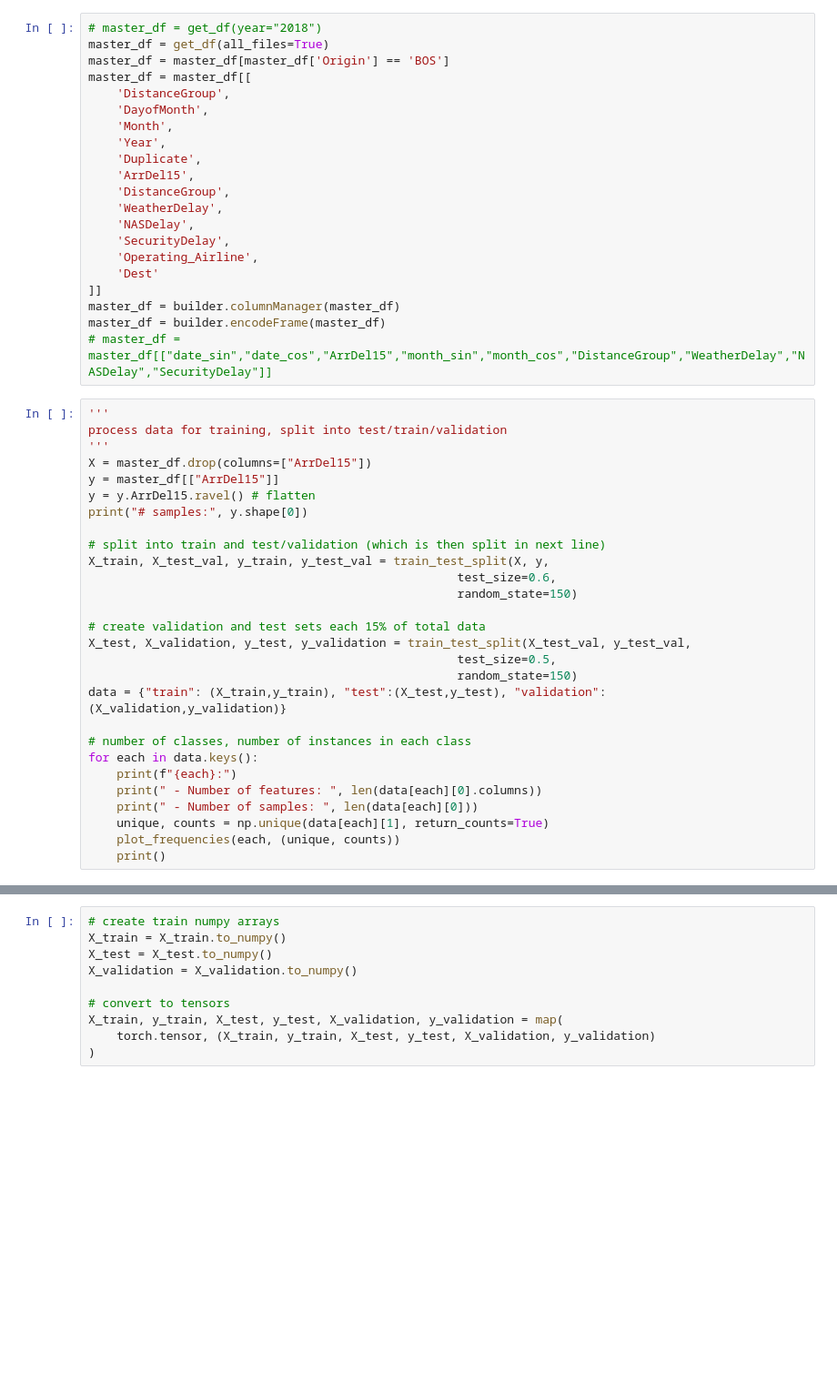
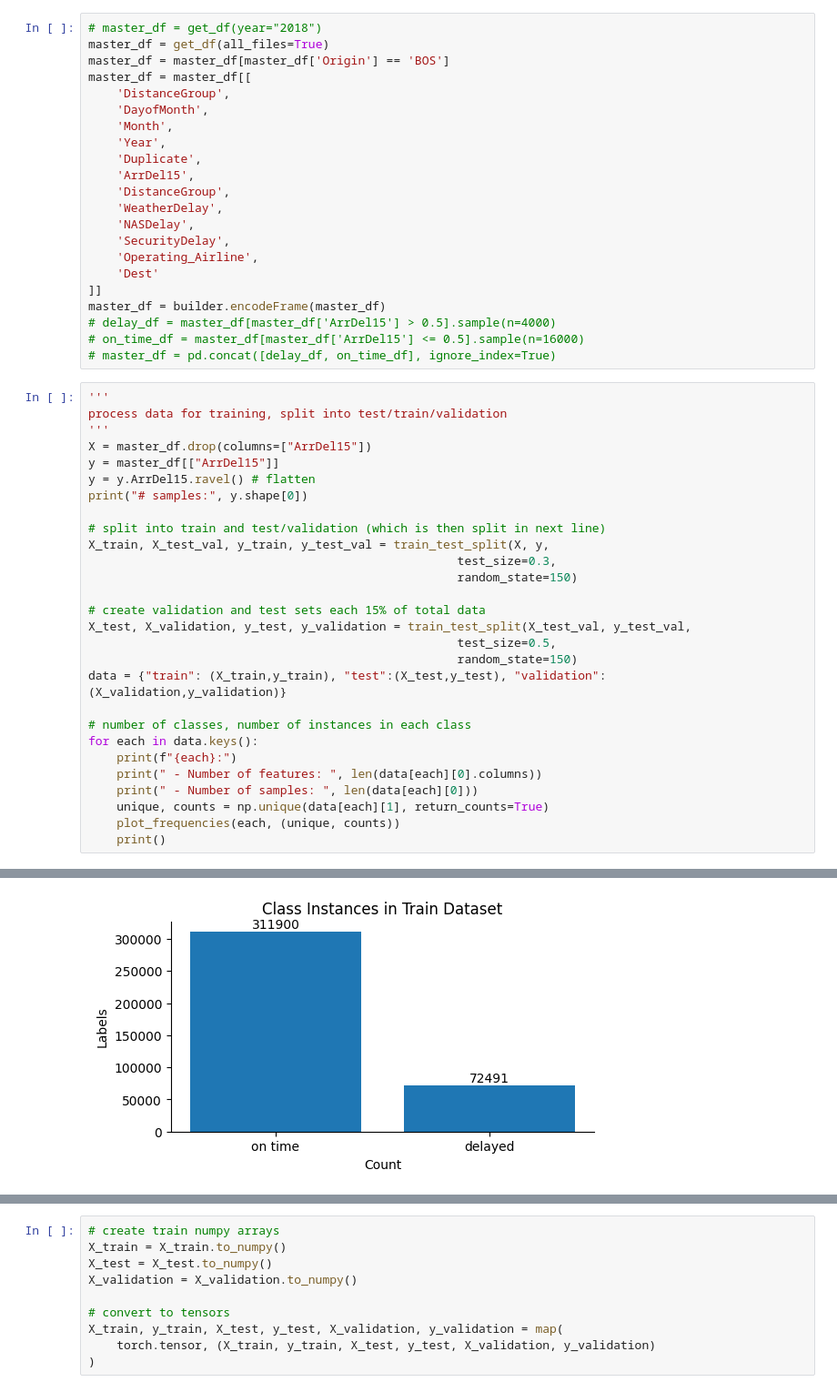
Before and after one commit to Noobify2012/CS6140-final-project, a Jupyter notebook: exploration/pytorch_model.ipynb, the cells around one changed output, grey strips where cells are left out. Shown: that part at 91% size. Cells and saved outputs as stored; diff of their text form; blank space fills up the shorter version.

```diff
--- a/exploration/pytorch_model.ipynb
+++ b/exploration/pytorch_model.ipynb
@@ -32,9 +39,10 @@ master_df = master_df[[
     'Operating_Airline',
     'Dest'
 ]]
-master_df = builder.columnManager(master_df)
 master_df = builder.encodeFrame(master_df)
-# master_df = master_df[["date_sin","date_cos","ArrDel15","month_sin","month_cos","DistanceGroup","WeatherDelay","NASDelay","SecurityDelay"]]
+# delay_df = master_df[master_df['ArrDel15'] > 0.5].sample(n=4000)
+# on_time_df = master_df[master_df['ArrDel15'] <= 0.5].sample(n=16000)
+# master_df = pd.concat([delay_df, on_time_df], ignore_index=True)
 # %%
 '''
 process data for training, split into test/train/validation
@@ -46,7 +54,7 @@ print("# samples:", y.shape[0])
 
 # split into train and test/validation (which is then split in next line)
 X_train, X_test_val, y_train, y_test_val = train_test_split(X, y,
-                                                    test_size=0.6,
+                                                    test_size=0.3,
                                                     random_state=150)
 
 # create validation and test sets each 15% of total data
@@ -63,3 +71,4 @@ for each in data.keys():
     unique, counts = np.unique(data[each][1], return_counts=True)
     plot_frequencies(each, (unique, counts))
     print()
+# %% [output]
@@ -65,0 +80 @@ for each in data.keys():
+[figure, added]
```
Also changed, not shown: parts of 5 cells of this notebook, 12 other files.
